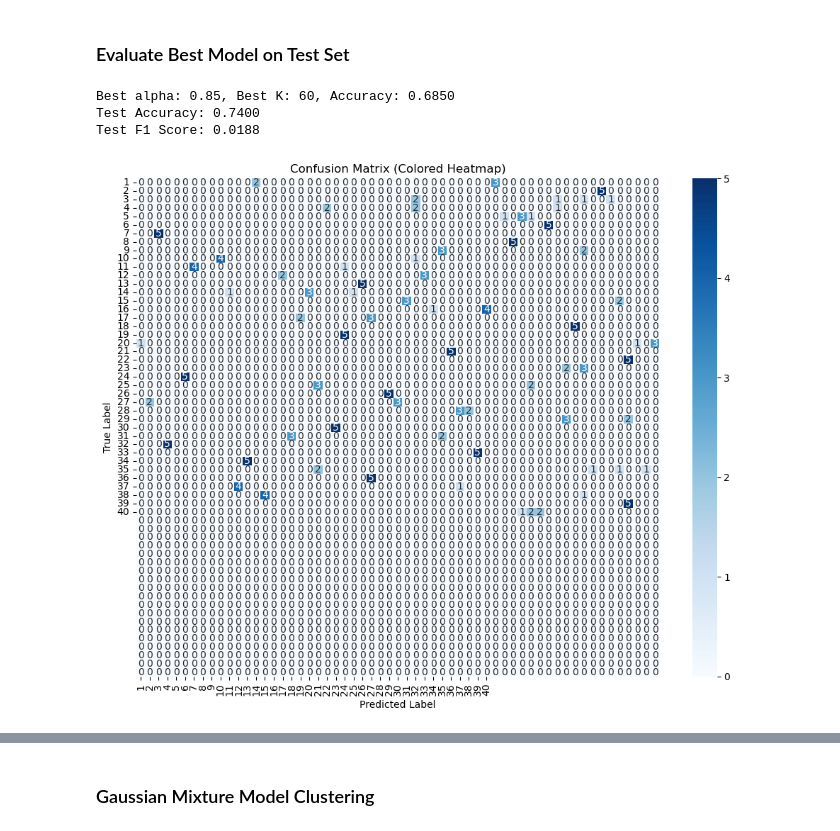
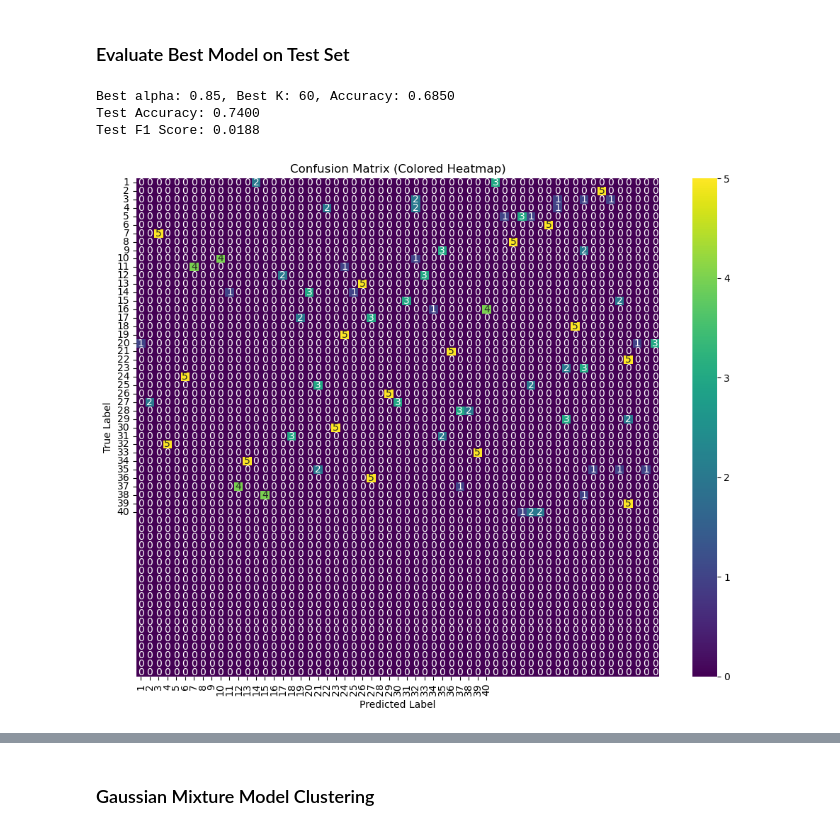
Before and after one commit to ranimeshehata/Face-Recognition, a Jupyter notebook: Face-Recognition.ipynb, the cells around one changed output, grey strips where cells are left out. Drawn from its saved outputs; the diff is of its cells as text; code cells hidden in the pictures.

```diff
--- a/Face-Recognition.ipynb
+++ b/Face-Recognition.ipynb
@@ -321,35 +321,35 @@ acc = clustering_accuracy(pca.y_test, y_pred_test)
 print(f"Test Accuracy: {acc:.4f}")
 
 # F1 and Confusion Matrix
 from sklearn.metrics import f1_score, confusion_matrix
 import seaborn as sns
 import matplotlib.pyplot as plt
 import pandas as pd
 
 f1 = f1_score(pca.y_test, y_pred_test, average='macro')
 print(f"Test F1 Score: {f1:.4f}")
 
 # Compute confusion matrix (just to be sure)
 cm = confusion_matrix(pca.y_test, y_pred_test)
 
 plt.figure(figsize=(10, 8))
-sns.heatmap(cm, annot=True, fmt='d', cmap='Blues', cbar=True,
+sns.heatmap(cm, annot=True, fmt='d', cmap='viridis', cbar=True,
             xticklabels=np.unique(pca.y_test),
             yticklabels=np.unique(pca.y_test))
 plt.title("Confusion Matrix (Colored Heatmap)")
 plt.xlabel("Predicted Label")
 plt.ylabel("True Label")
 plt.tight_layout()
 plt.show()
 
 print("Confusion Matrix:")
 df = pd.DataFrame(cm)
 print(df.to_string())
 # %% [output]
 Best alpha: 0.85, Best K: 60, Accuracy: 0.6850
 Test Accuracy: 0.7400
 Test F1 Score: 0.0188
-[figure, old version]
+[figure, new version]
 Confusion Matrix:
     0   1   2   3   4   5   6   7   8   9   10  11  12  13  14  15  16  17  18  19  20  21  22  23  24  25  26  27  28  29  30  31  32  33  34  35  36  37  38  39  40  41  42  43  44  45  46  47  48   ...
 0    0   0   0   0   0   0   0   0   0   0   0   0   0   2   0   0   0   0   0   0   0   0   0   0   0   0   0   0   0   0   0   0   0   0   0   0   0   0   0   0   3   0   0   0   0   0   0   0   0   ...
```
